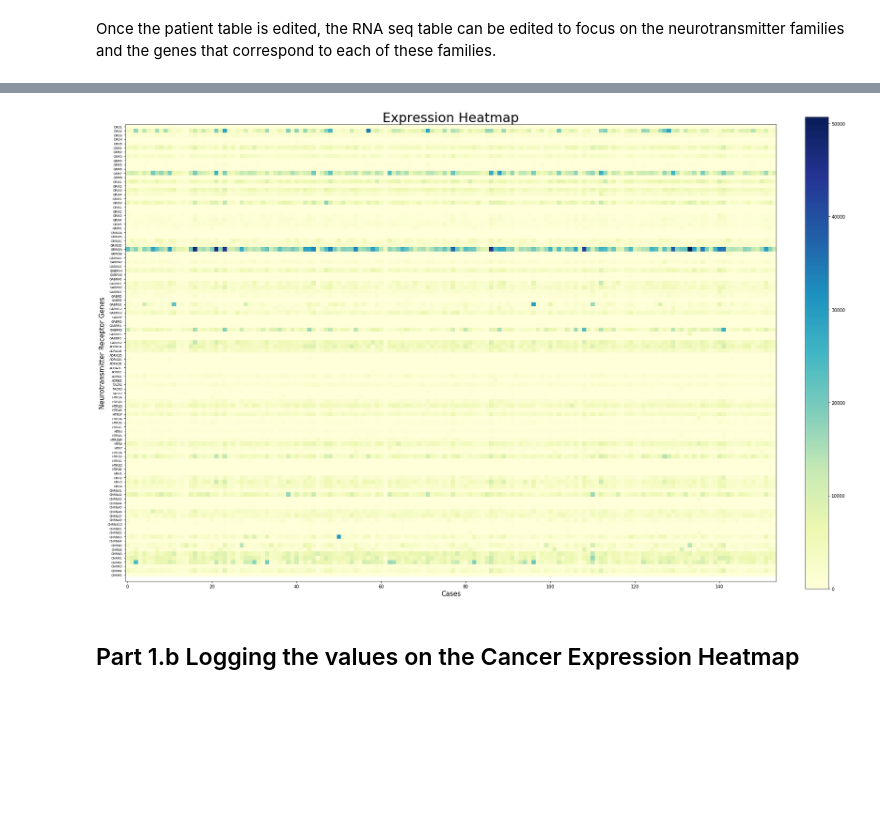
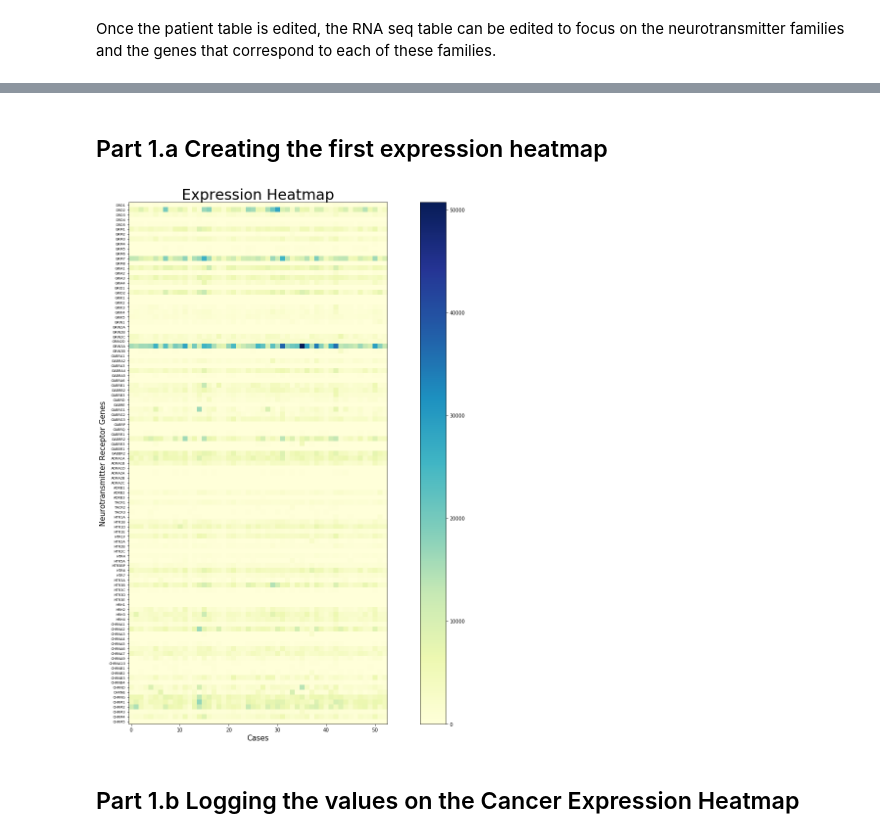
Before and after one commit to sophiaho/broad-work, a Jupyter notebook: cancer_expression_heatmap.ipynb, the cells around one changed output, grey strips where cells are left out. Cells and saved outputs as stored; diff of their text form; code cells hidden in the pictures; blank space fills up the shorter version.

Commit message:
updated notebook with new heatmaps and new list of patients

```diff
--- a/cancer_expression_heatmap.ipynb
+++ b/cancer_expression_heatmap.ipynb
@@ -15,16 +20,18 @@ import matplotlib.pyplot as plt
 # %%
-# importing the PAAD patients file (datasets/Sophia_PAAD_patients.csv) as a table in pandas
-all_paad_patients = pd.read_csv('datasets/Sophia_PAAD_patients.csv', delimiter = ',')
+def remove_patients_from_list(to_remove_file):
+    # importing the PAAD patients file (datasets/Sophia_PAAD_patients.csv) as a table in pandas
+    all_paad_patients = pd.read_csv('datasets/Sophia_PAAD_patients.csv', delimiter = ',')
+    # importing the patients to be removed (datasets/paad_tcga_clinical_data.csv), only importing
+    # the patient ids
+    to_remove_list = pd.read_csv(to_remove_file, delimiter = '\t')["Patient ID"]
+    # removing patients
+    paad_patients = all_paad_patients[~all_paad_patients.submitter_id.isin(to_remove_list)]
 
-# importing the patients to be removed (datasets/paad_tcga_clinical_data.csv), only importing
-# the patient ids
-to_remove_list = pd.read_csv('datasets/paad_tcga_clinical_data.tsv', delimiter = '\t')["Patient ID"]
+    return paad_patients
 
-# removing patients
-paad_patients = all_paad_patients[~all_paad_patients.submitter_id.isin(to_remove_list)]
+paad_patients = remove_patients_from_list('datasets/paad_tcga_clinical_data.tsv')
 
 paad_patients
-
 # testing to see if the patients were removed, the table should be empty
 # paad_patients[paad_patients.submitter_id == 'TCGA-2L-AAQM']
 # %% [output]
@@ -44,18 +51,29 @@ paad_patients
+# %%
+count_files_list = []
+# the filenames column is formatted differently from the column names in the RNASeq table
+for file in paad_patients['Filename'].tolist():
+    count_files_list.append(file.replace('-', '.'))
+
+count_files_list.insert(0, 'hgnc_symbol')
 # %% [markdown]
 Once the patient table is edited, the RNA seq table can be edited to focus on the neurotransmitter families and the genes that correspond to each of these families.
 # %%
 # take the RNASeq data table to only include genes of interest
 all_rnaseq = pd.read_csv('datasets/Sophia_PAAD_RNAseq.csv', delimiter = ',')
 neurotransmitter_genes = pd.read_csv('datasets/neurotransmitter_gene_family.csv', delimiter = ',')
-rnaseq = all_rnaseq[all_rnaseq['hgnc_symbol'].isin(neurotransmitter_genes["receptor gene"])]
-# deleting an unecessary column that marked indices
-del rnaseq['Unnamed: 0']
+rnaseq_goi = all_rnaseq[all_rnaseq['hgnc_symbol'].isin(neurotransmitter_genes["receptor gene"])]
+
+# taking only the counts from paad patients
+rnaseq = rnaseq_goi[rnaseq_goi.columns.intersection(count_files_list)]
 
 # sorting the returned table so it's in the same order as neurotransmitter_gene_family.csv
 receptor_gene_list = neurotransmitter_genes['receptor gene'].tolist()
 rnaseq.loc[:, 'hgnc_symbol'] = pd.Categorical(rnaseq['hgnc_symbol'], categories = receptor_gene_list, ordered = True)
 rnaseq = rnaseq.sort_values('hgnc_symbol')
 
+# might come back to deal with this warning? it gets the result for now
+pd.options.mode.chained_assignment = None
+
 rnaseq
 # %% [output]
 A value is trying to be set on a copy of a slice from a DataFrame.
@@ -131,41 +149,43 @@ def label_group_bar(ax, neuro_genes_dict):
             pos += rpos
         add_line(ax, pos * scale, ypos)
         ypos -= .1
+# %% [markdown]
+## Part 1.a Creating the first expression heatmap
 # %%
-def draw_expression_heatmap(table):
+def draw_expression_heatmap(table, y_axis_list):
     # convert this dataframe made with the pandas library to an array that is usable with the numpy
     # library to create heatmap
     htseq_count_values = table.drop('hgnc_symbol', axis=1)
     expression_grid = htseq_count_values.to_numpy(copy=True, dtype=float)
 
     fig, ax = plt.subplots()
     # it's cmap='Blues_r' to change the color scheme
     im = ax.imshow(expression_grid, cmap='YlGnBu')
 
     # show labels for y axis
-    ax.set_yticks(np.arange(len(receptor_gene_list)))
-    ax.set_yticklabels(receptor_gene_list, fontsize=7)
+    ax.set_yticks(np.arange(len(y_axis_list)))
+    ax.set_yticklabels(y_axis_list, fontsize=7)
 
     # set labels for axes
     ax.set_ylabel("Neurotransmitter Receptor Genes", fontsize=15)
     ax.set_xlabel("Cases", fontsize=15)
 
     # resizing the graph
     fig = plt.gcf()
     fig.set_size_inches(24, 16)
 
 
     fig.colorbar(im, fraction = 0.046, pad = 0.04)
 
     ax.set_title("Expression Heatmap", fontsize=30, ha='center')
     fig.tight_layout()
     plt.show()
 
     fig.savefig('image/expression_heatmap.png', dpi=100)
 
-draw_expression_heatmap(rnaseq)
+draw_expression_heatmap(rnaseq, receptor_gene_list)
 # %% [output]
-[figure, old version]
+[figure, new version]
 # %% [markdown]
 ## Part 1.b Logging the values on the Cancer Expression Heatmap
 # %% [markdown]
```
Also changed, not shown: parts of 16 cells of this notebook.
